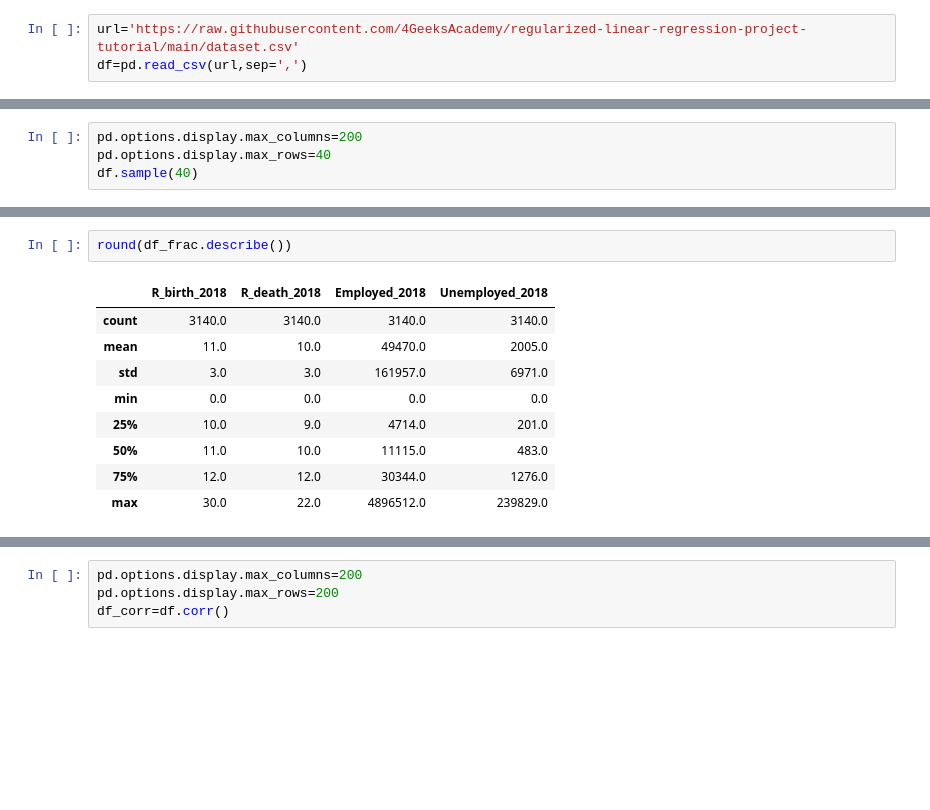
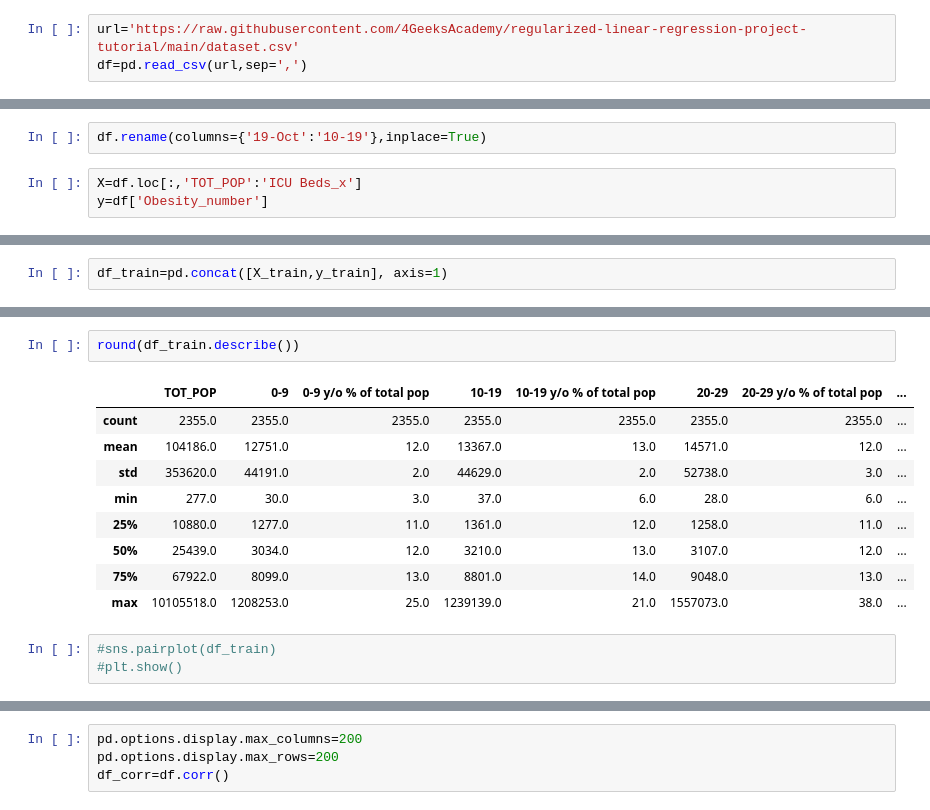
Before and after one commit to anasofiasama/Regularized-Lineal-Regression, a Jupyter notebook: src/explore.ipynb, the cells around one changed output, grey strips where cells are left out. Cells and saved outputs as stored; diff of their text form; blank space fills up the shorter version.

```diff
--- a/src/explore.ipynb
+++ b/src/explore.ipynb
@@ -29,4 +24,0 @@ df.head()
-# %%
-pd.options.display.max_columns=200
-pd.options.display.max_rows=40
-df.sample(40)
@@ -66,0 +33,5 @@ df_frac=df[['R_birth_2018','R_death_2018','Employed_2018','Unemployed_2018']]
+# %%
+df.rename(columns={'19-Oct':'10-19'},inplace=True)
+# %%
+X=df.loc[:,'TOT_POP':'ICU Beds_x']
+y=df['Obesity_number']
@@ -66,0 +62,2 @@ df_frac=df[['R_birth_2018','R_death_2018','Employed_2018','Unemployed_2018']]
+# %%
+df_train=pd.concat([X_train,y_train], axis=1)
@@ -67,13 +78,16 @@ df_frac=df[['R_birth_2018','R_death_2018','Employed_2018','Unemployed_2018']]
 # %%
-round(df_frac.describe())
+round(df_train.describe())
 # %% [output]
-|  | R_birth_2018 | R_death_2018 | Employed_2018 | Unemployed_2018 |
-| count | 3140.0 | 3140.0 | 3140.0 | 3140.0 |
-| mean | 11.0 | 10.0 | 49470.0 | 2005.0 |
-| std | 3.0 | 3.0 | 161957.0 | 6971.0 |
-| min | 0.0 | 0.0 | 0.0 | 0.0 |
-| 25% | 10.0 | 9.0 | 4714.0 | 201.0 |
-| 50% | 11.0 | 10.0 | 11115.0 | 483.0 |
-| 75% | 12.0 | 12.0 | 30344.0 | 1276.0 |
-| max | 30.0 | 22.0 | 4896512.0 | 239829.0 |
+|  | TOT_POP | 0-9 | 0-9 y/o % of total pop | 10-19 | 10-19 y/o % of total pop | 20-29 | 20-29 y/o % of total pop | ... |
+| count | 2355.0 | 2355.0 | 2355.0 | 2355.0 | 2355.0 | 2355.0 | 2355.0 | ... |
+| mean | 104186.0 | 12751.0 | 12.0 | 13367.0 | 13.0 | 14571.0 | 12.0 | ... |
+| std | 353620.0 | 44191.0 | 2.0 | 44629.0 | 2.0 | 52738.0 | 3.0 | ... |
+| min | 277.0 | 30.0 | 3.0 | 37.0 | 6.0 | 28.0 | 6.0 | ... |
+| 25% | 10880.0 | 1277.0 | 11.0 | 1361.0 | 12.0 | 1258.0 | 11.0 | ... |
+| 50% | 25439.0 | 3034.0 | 12.0 | 3210.0 | 13.0 | 3107.0 | 12.0 | ... |
+| 75% | 67922.0 | 8099.0 | 13.0 | 8801.0 | 14.0 | 9048.0 | 13.0 | ... |
+| max | 10105518.0 | 1208253.0 | 25.0 | 1239139.0 | 21.0 | 1557073.0 | 38.0 | ... |
+# %%
+#sns.pairplot(df_train)
+#plt.show()
 # %%
```
Also changed, not shown: parts of 28 cells of this notebook, 1 other file.
